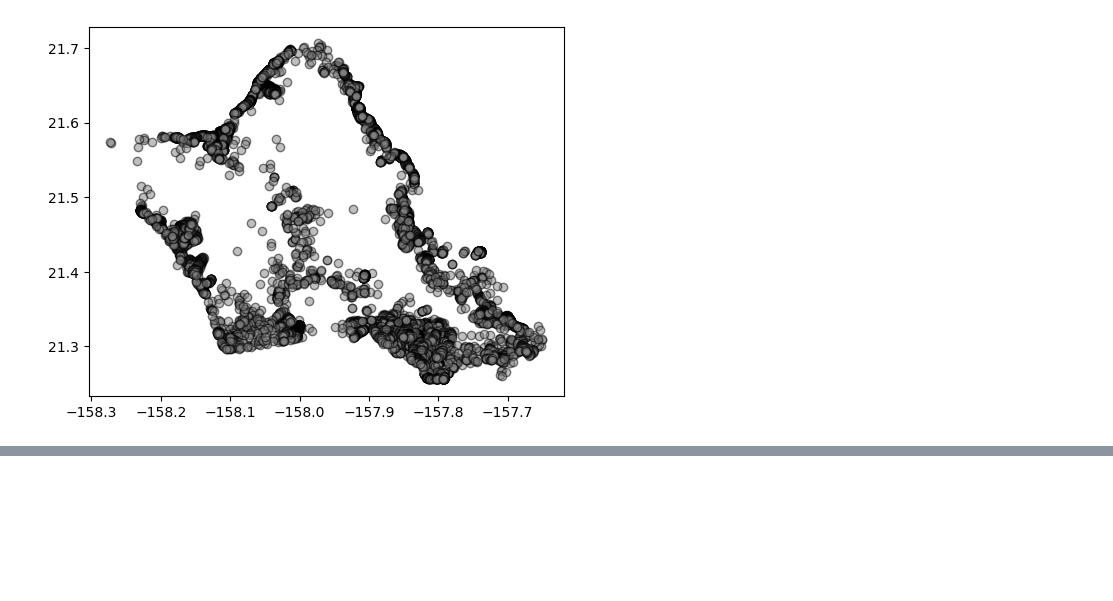
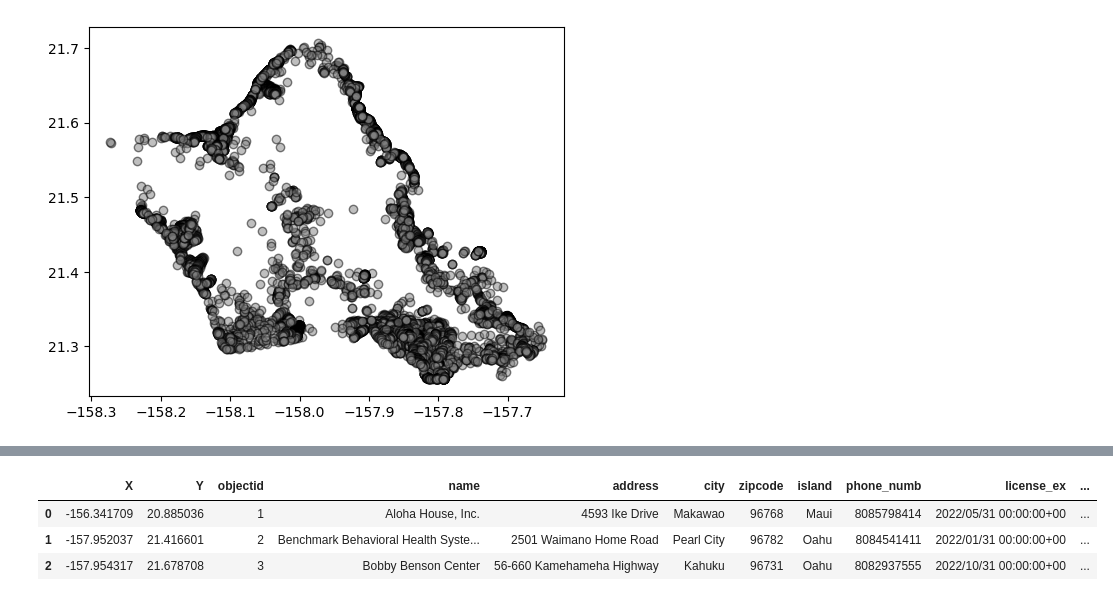
Before and after one commit to mahdi-b/Kanehekili, a Jupyter notebook: Current datasets.ipynb, the cells around one changed output, grey strips where cells are left out. Saved outputs shown, nothing was run; the diff lists cells and outputs as text; code cells hidden in the pictures; blank space fills up the shorter version.

```diff
--- a/Current datasets.ipynb
+++ b/Current datasets.ipynb
@@ -1225,0 +1563,8 @@ data78.plot(alpha=0.5, color='grey', edgecolor='black')
+# %%
+data93 = pd.read_csv("data/special treatment facilities/Special_Treatment_Facilities.csv")
+data93.head(3)
+# %% [output]
+|  | X | Y | objectid | name | address | city | zipcode | island | phone_numb | license_ex | ... |
+| 0 | -156.341709 | 20.885036 | 1 | Aloha House, Inc. | 4593 Ike Drive | Makawao | 96768 | Maui | 8085798414 | 2022/05/31 00:00:00+00 | ... |
+| 1 | -157.952037 | 21.416601 | 2 | Benchmark Behavioral Health Syste... | 2501 Waimano Home Road | Pearl City | 96782 | Oahu | 8084541411 | 2022/01/31 00:00:00+00 | ... |
+| 2 | -157.954317 | 21.678708 | 3 | Bobby Benson Center | 56-660 Kamehameha Highway | Kahuku | 96731 | Oahu | 8082937555 | 2022/10/31 00:00:00+00 | ... |
```
Also changed, not shown: parts of 25 cells of this notebook, 43 other files.
